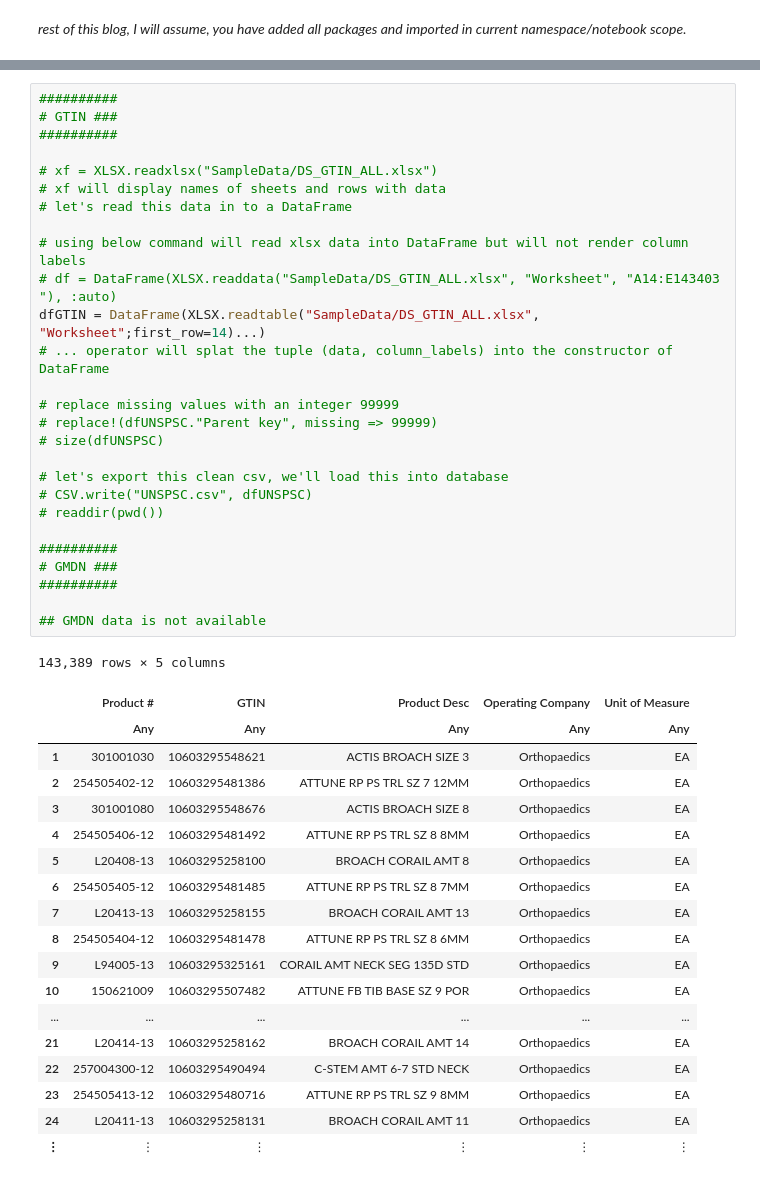
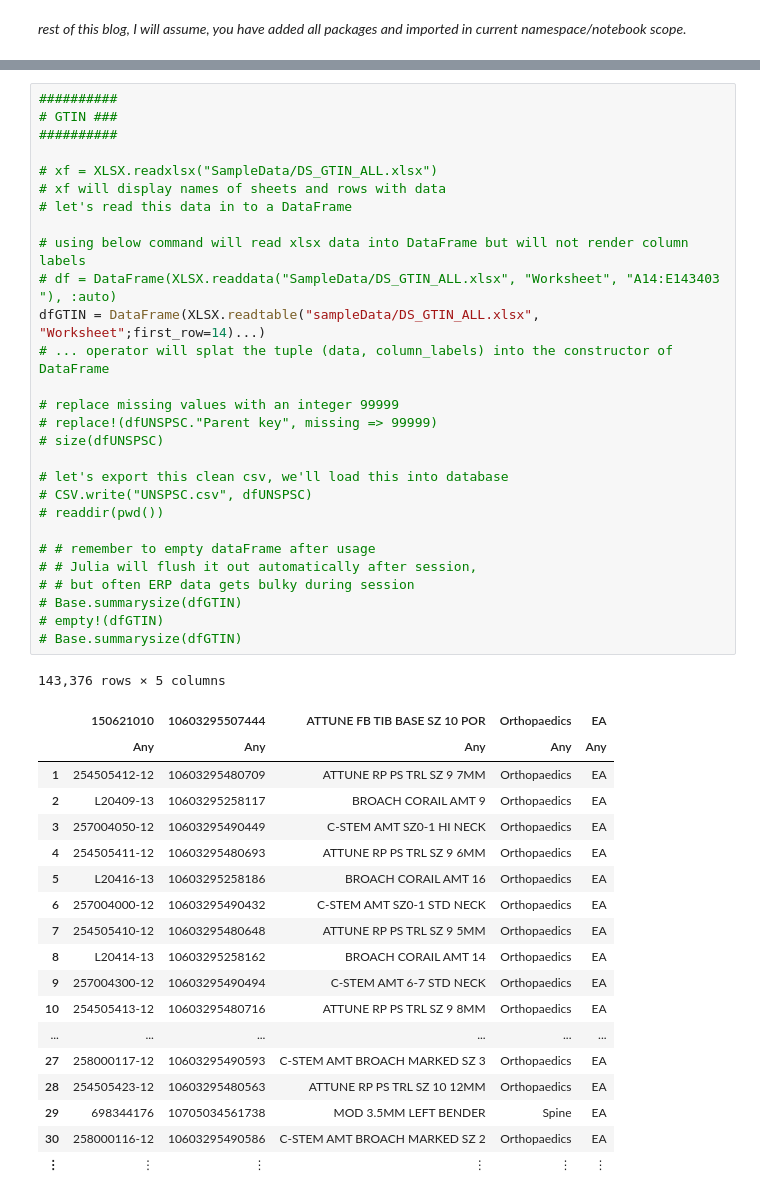
Before and after one commit to AmitXShukla/AmitXShukla.github.io, a Jupyter notebook: blogs/julia/JuliaDataFrames-Part-3.ipynb, the cells around one changed output, grey strips where cells are left out. Cells and saved outputs as stored; diff of their text form.

```diff
--- a/blogs/julia/JuliaDataFrames-Part-3.ipynb
+++ b/blogs/julia/JuliaDataFrames-Part-3.ipynb
@@ -205,47 +232,48 @@ size(dfGUDIDdevice)
 # %%
 ##########
 # GTIN ###
 ##########
 
 # xf = XLSX.readxlsx("SampleData/DS_GTIN_ALL.xlsx")
 # xf will display names of sheets and rows with data
 # let's read this data in to a DataFrame
 
 # using below command will read xlsx data into DataFrame but will not render column labels
 # df = DataFrame(XLSX.readdata("SampleData/DS_GTIN_ALL.xlsx", "Worksheet", "A14:E143403   "), :auto)
-dfGTIN = DataFrame(XLSX.readtable("SampleData/DS_GTIN_ALL.xlsx", "Worksheet";first_row=14)...)
+dfGTIN = DataFrame(XLSX.readtable("sampleData/DS_GTIN_ALL.xlsx", "Worksheet";first_row=14)...)
 # ... operator will splat the tuple (data, column_labels) into the constructor of DataFrame
 
 # replace missing values with an integer 99999
 # replace!(dfUNSPSC."Parent key", missing => 99999)
 # size(dfUNSPSC)
 
 # let's export this clean csv, we'll load this into database
 # CSV.write("UNSPSC.csv", dfUNSPSC)
 # readdir(pwd())
 
-##########
-# GMDN ###
-##########
-
-## GMDN data is not available
+# # remember to empty dataFrame after usage
+# # Julia will flush it out automatically after session,
+# # but often ERP data gets bulky during session
+# Base.summarysize(dfGTIN)
+# empty!(dfGTIN)
+# Base.summarysize(dfGTIN)
 # %% [output]
-143,389 rows × 5 columns
+143,376 rows × 5 columns
-|  | Product # | GTIN | Product Desc | Operating Company | Unit of Measure |
+|  | 150621010 | 10603295507444 | ATTUNE FB TIB BASE SZ 10 POR | Orthopaedics | EA |
 |  | Any | Any | Any | Any | Any |
-| 1 | 301001030 | 10603295548621 | ACTIS BROACH SIZE 3 | Orthopaedics | EA |
-| 2 | 254505402-12 | 10603295481386 | ATTUNE RP PS TRL SZ 7 12MM | Orthopaedics | EA |
-| 3 | 301001080 | 10603295548676 | ACTIS BROACH SIZE 8 | Orthopaedics | EA |
-| 4 | 254505406-12 | 10603295481492 | ATTUNE RP PS TRL SZ 8 8MM | Orthopaedics | EA |
-| 5 | L20408-13 | 10603295258100 | BROACH CORAIL AMT 8 | Orthopaedics | EA |
-| 6 | 254505405-12 | 10603295481485 | ATTUNE RP PS TRL SZ 8 7MM | Orthopaedics | EA |
-| 7 | L20413-13 | 10603295258155 | BROACH CORAIL AMT 13 | Orthopaedics | EA |
-| 8 | 254505404-12 | 10603295481478 | ATTUNE RP PS TRL SZ 8 6MM | Orthopaedics | EA |
-| 9 | L94005-13 | 10603295325161 | CORAIL AMT NECK SEG 135D STD | Orthopaedics | EA |
-| 10 | 150621009 | 10603295507482 | ATTUNE FB TIB BASE SZ 9 POR | Orthopaedics | EA |
+| 1 | 254505412-12 | 10603295480709 | ATTUNE RP PS TRL SZ 9 7MM | Orthopaedics | EA |
+| 2 | L20409-13 | 10603295258117 | BROACH CORAIL AMT 9 | Orthopaedics | EA |
+| 3 | 257004050-12 | 10603295490449 | C-STEM AMT SZ0-1 HI NECK | Orthopaedics | EA |
+| 4 | 254505411-12 | 10603295480693 | ATTUNE RP PS TRL SZ 9 6MM | Orthopaedics | EA |
+| 5 | L20416-13 | 10603295258186 | BROACH CORAIL AMT 16 | Orthopaedics | EA |
+| 6 | 257004000-12 | 10603295490432 | C-STEM AMT SZ0-1 STD NECK | Orthopaedics | EA |
+| 7 | 254505410-12 | 10603295480648 | ATTUNE RP PS TRL SZ 9 5MM | Orthopaedics | EA |
+| 8 | L20414-13 | 10603295258162 | BROACH CORAIL AMT 14 | Orthopaedics | EA |
+| 9 | 257004300-12 | 10603295490494 | C-STEM AMT 6-7 STD NECK | Orthopaedics | EA |
+| 10 | 254505413-12 | 10603295480716 | ATTUNE RP PS TRL SZ 9 8MM | Orthopaedics | EA |
 | ... | ... | ... | ... | ... | ... |
-| 21 | L20414-13 | 10603295258162 | BROACH CORAIL AMT 14 | Orthopaedics | EA |
-| 22 | 257004300-12 | 10603295490494 | C-STEM AMT 6-7 STD NECK | Orthopaedics | EA |
-| 23 | 254505413-12 | 10603295480716 | ATTUNE RP PS TRL SZ 9 8MM | Orthopaedics | EA |
-| 24 | L20411-13 | 10603295258131 | BROACH CORAIL AMT 11 | Orthopaedics | EA |
+| 27 | 258000117-12 | 10603295490593 | C-STEM AMT BROACH MARKED SZ 3 | Orthopaedics | EA |
+| 28 | 254505423-12 | 10603295480563 | ATTUNE RP PS TRL SZ 10 12MM | Orthopaedics | EA |
+| 29 | 698344176 | 10705034561738 | MOD 3.5MM LEFT BENDER | Spine | EA |
+| 30 | 258000116-12 | 10603295490586 | C-STEM AMT BROACH MARKED SZ 2 | Orthopaedics | EA |
 | ⋮ | ⋮ | ⋮ | ⋮ | ⋮ | ⋮ |
```
Also changed, not shown: parts of 29 cells of this notebook, 1 other file.
